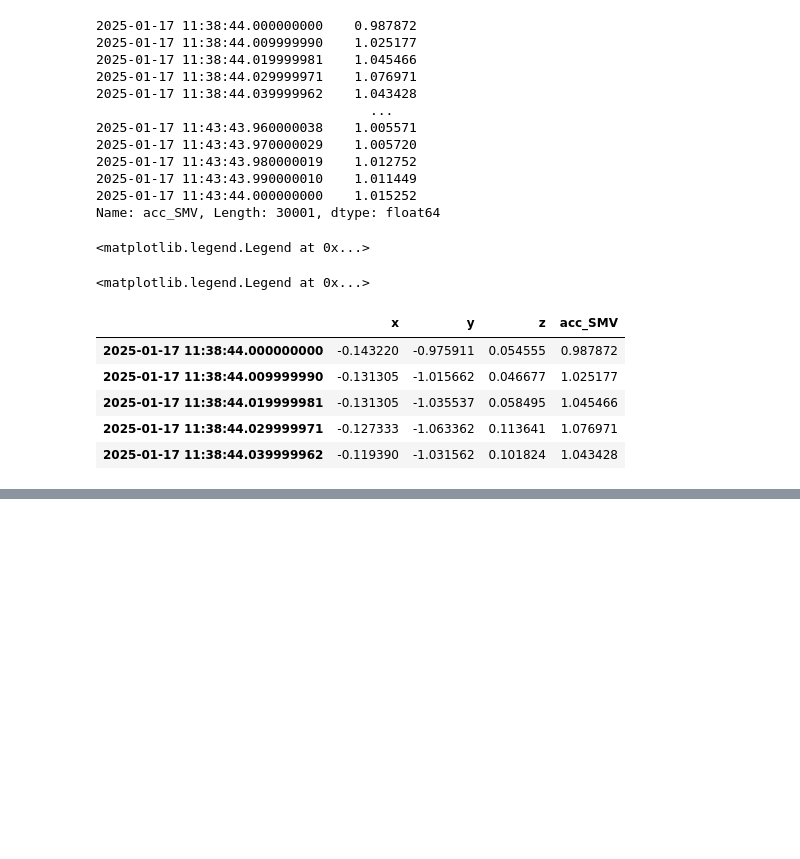
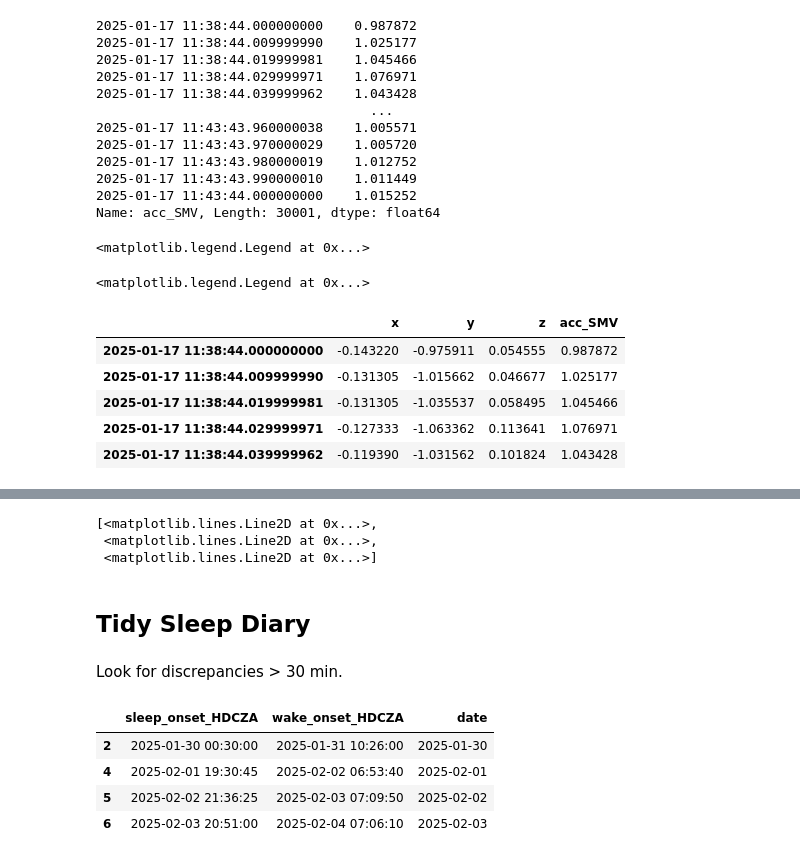
Before and after one commit to marcellosicbaldi/DARE-wearable-pipelines, a Jupyter notebook: notebooks/icare-it_EDA.ipynb, the cells around one changed output, grey strips where cells are left out. Drawn from its saved outputs; the diff is of its cells as text; code cells hidden in the pictures; blank space fills up the shorter version.

```diff
--- a/notebooks/icare-it_EDA.ipynb
+++ b/notebooks/icare-it_EDA.ipynb
@@ -151,7 +156,7 @@ def extract_datetime(filename):
         return date_obj
     return datetime.max  # Default to a max value if parsing fails
 # %%
-data_path = "/Users/augenpro/Documents/Age-IT/data" # path to the folder containing the subjects
+data_path = "/Users/augenpro/Documents/Age-IT/data/Gold/" # path to the folder containing the subjects
 participants = sorted([p for p in os.listdir(data_path) if not p.startswith(".")]) # list of the participants
 visit = "T0 (baseline)" # T0 (baseline), T1 (follow-up @ 6 months), T2 (follow-up @ 12 months)
 
@@ -475,0 +479,3 @@ GeneActivCaviglia:  6 days 22:27:26
+# %%
+from utils.compute_acc_SMV import compute_acc_SMV
+geneactiv["wrist"]["acc_SMV"] = compute_acc_SMV(geneactiv["wrist"])
@@ -724,0 +882,26 @@ start_stop_nw, _ = nimbaldetach(acc['x'].values, acc['y'].values, acc['z'].value
+# %%
+plt.figure(figsize=(19,11))
+plt.plot(acc_gen[["x", "y", "z"]].resample("1min").mean(), label = "GeneActiv")
+# %% [output]
+[<matplotlib.lines.Line2D at 0x...>,
+ <matplotlib.lines.Line2D at 0x...>,
+ <matplotlib.lines.Line2D at 0x...>]
+# %% [markdown]
+## Tidy Sleep Diary
+# %% [markdown]
+Look for discrepancies > 30 min.
+# %%
+# 1. Look for those nights not reported in the diary
+
+HDCZA_SPT["date"] = HDCZA_SPT["sleep_onset_HDCZA"].dt.date
+diary_SPT["date"] = diary_SPT["sleep_onset_diary"].dt.date
+
+missing_nights = HDCZA_SPT[~HDCZA_SPT["date"].isin(diary_SPT["date"])]
+
+missing_nights
+# %% [output]
+|  | sleep_onset_HDCZA | wake_onset_HDCZA | date |
+| 2 | 2025-01-30 00:30:00 | 2025-01-31 10:26:00 | 2025-01-30 |
+| 4 | 2025-02-01 19:30:45 | 2025-02-02 06:53:40 | 2025-02-01 |
+| 5 | 2025-02-02 21:36:25 | 2025-02-03 07:09:50 | 2025-02-02 |
+| 6 | 2025-02-03 20:51:00 | 2025-02-04 07:06:10 | 2025-02-03 |
```
Also changed, not shown: parts of 15 cells of this notebook.
